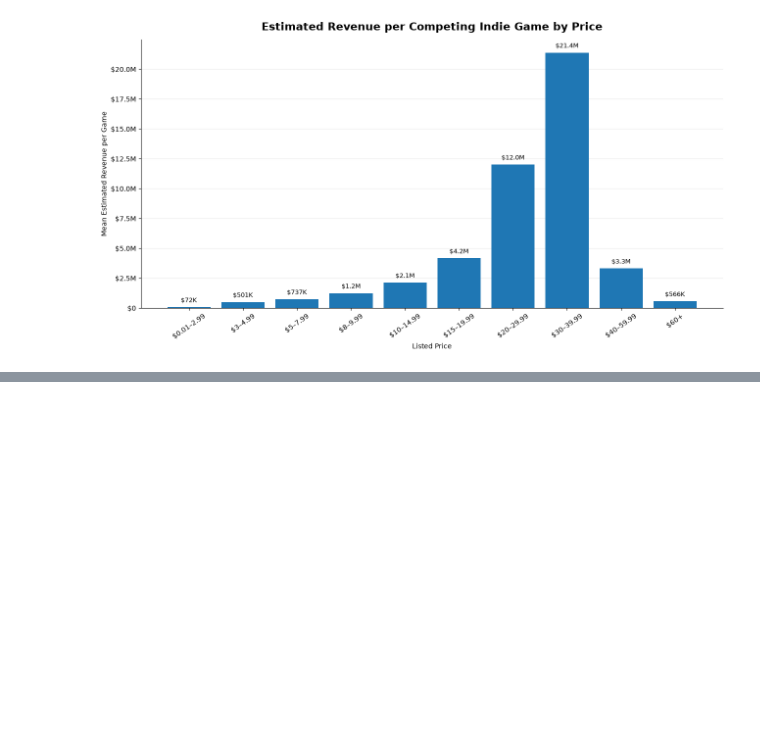
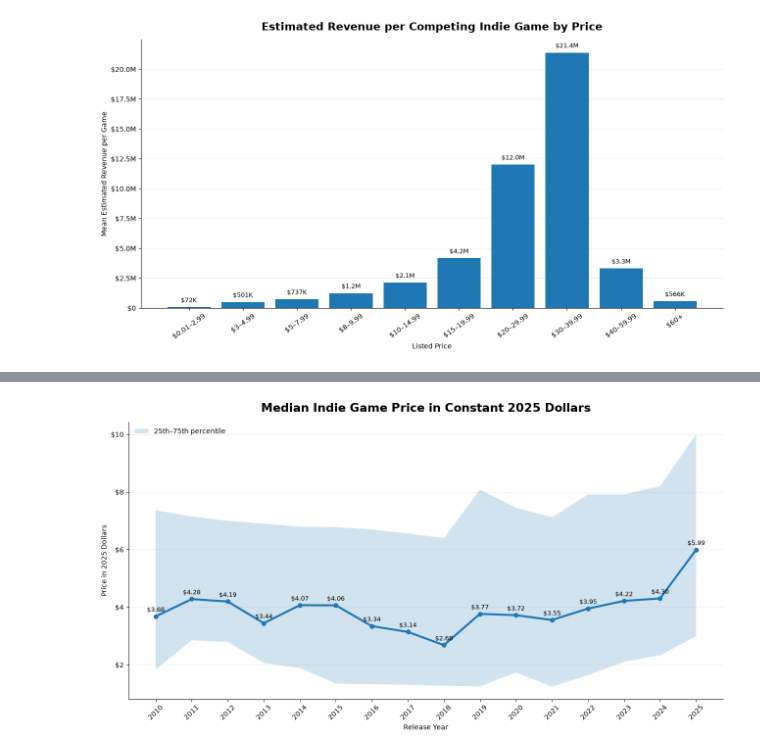
Before and after one commit to IRCSS/Steam-Data-Analyzer, a Jupyter notebook: notebooks/priceAnalysisOne.ipynb, the cells around one changed output, grey strips where cells are left out. Drawn from its saved outputs; the diff is of its cells as text; code cells hidden in the pictures; blank space fills up the shorter version.

```diff
--- a/notebooks/priceAnalysisOne.ipynb
+++ b/notebooks/priceAnalysisOne.ipynb
@@ -1102,0 +1669,66 @@ plt.show()
+# %%
+fig, ax = plt.subplots(figsize=(13, 7))
+
+ax.plot(
+    plot_data["release_year"],
+    plot_data["real_median_price"],
+    marker="o",
+    linewidth=3
+)
+
+ax.fill_between(
+    plot_data["release_year"],
+    plot_data["real_q25_price"],
+    plot_data["real_q75_price"],
+    alpha=0.20,
+    label="25th–75th percentile"
+)
+
+for _, row in plot_data.iterrows():
+    ax.annotate(
+        f'${row["real_median_price"]:.2f}',
+        xy=(
+            row["release_year"],
+            row["real_median_price"]
+        ),
+        xytext=(0, 7),
+        textcoords="offset points",
+        ha="center",
+        fontsize=9
+    )
+
+ax.set_title(
+    f"Median Indie Game Price in Constant {BASE_YEAR} Dollars",
+    fontsize=17,
+    fontweight="bold",
+    pad=15
+)
+
+ax.set_xlabel("Release Year")
+ax.set_ylabel(f"Price in {BASE_YEAR} Dollars")
+
+ax.set_xticks(
+    plot_data["release_year"]
+)
+
+ax.tick_params(
+    axis="x",
+    rotation=45
+)
+
+ax.yaxis.set_major_formatter(
+    FuncFormatter(
+        lambda value, position: f"${value:.0f}"
+    )
+)
+
+ax.grid(axis="y", alpha=0.25)
+ax.legend(frameon=False)
+
+ax.spines["top"].set_visible(False)
+ax.spines["right"].set_visible(False)
+
+plt.tight_layout()
+plt.show()
+# %% [output]
+[figure, added]
```
Also changed, not shown: parts of 11 cells of this notebook, 10 other files.
